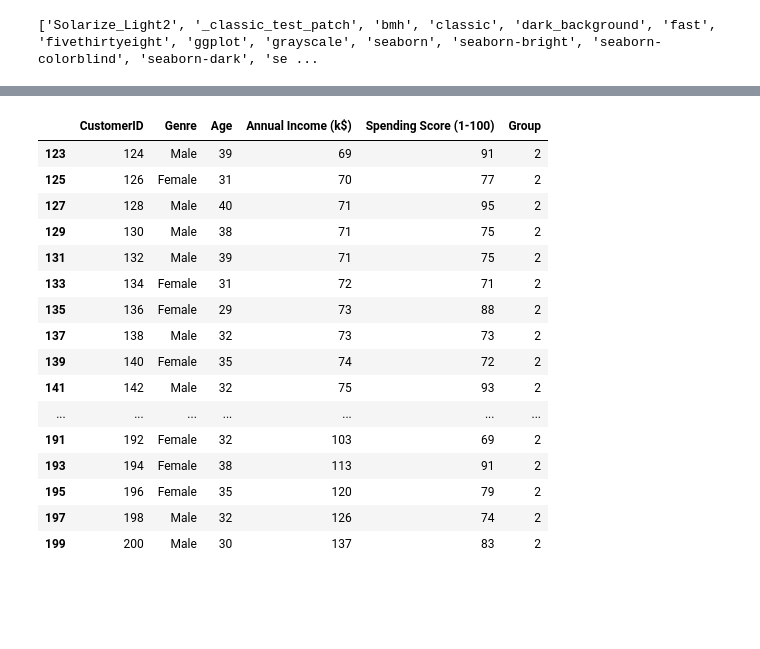
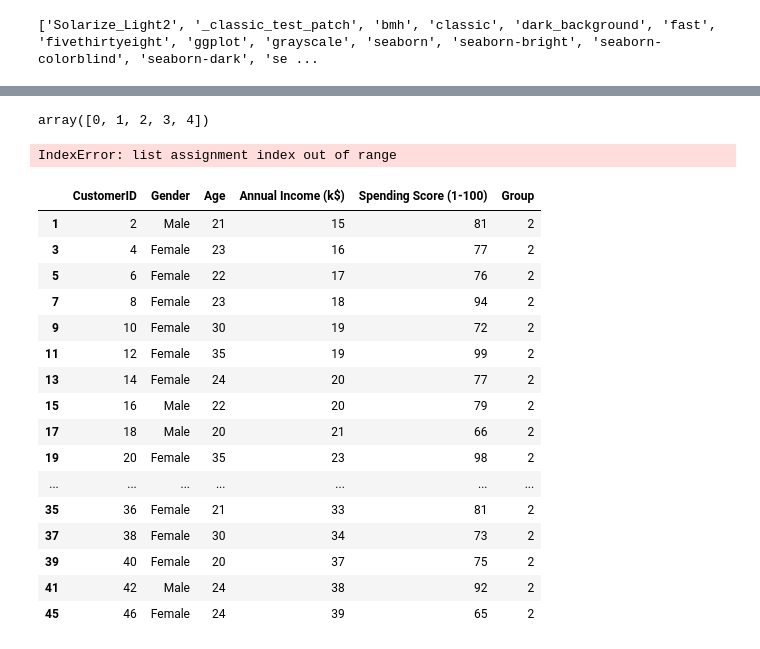
Before and after one commit to GB255/kmeans-mall-customers, a Jupyter notebook: kmean_mall_customers.ipynb, the cells around one changed output, grey strips where cells are left out. Cells and saved outputs as stored; diff of their text form; code cells hidden in the pictures; blank space fills up the shorter version.

Commit message:
realizado o profile de cada grupo separado pelo kmeans

```diff
--- a/kmean_mall_customers.ipynb
+++ b/kmean_mall_customers.ipynb
@@ -8,7 +7,7 @@ import plotly.graph_objs as go
 from sklearn.datasets import make_blobs
 from sklearn.cluster import KMeans
 # %%
-base_vendas = pd.read_csv("/content/Mall_Customers.csv")
+base_vendas = pd.read_csv("Mall_Customers.csv")
 # %%
 base_vendas.head()
 # %% [output]
@@ -115,21 +109,33 @@ base_vendas['Group'] = pd.Series(pred_y, index=base_vendas.index)
+# %%
+grupos = base_vendas.Group.unique()
+grupos.sort()
+grupos
+# %% [output]
+array([0, 1, 2, 3, 4])
+# %%
+newdf = []
+for i in grupos:
+    newdf[i] = base_vendas[base_vendas.Group == i]
+# %% [output]
+IndexError: list assignment index out of range
 # %%
-newdf = base_vendas.query('Group == "2"')
-newdf
+df2 = base_vendas[base_vendas.Group == 2]
+df2
 # %% [output]
-|  | CustomerID | Genre | Age | Annual Income (k$) | Spending Score (1-100) | Group |
-| 123 | 124 | Male | 39 | 69 | 91 | 2 |
-| 125 | 126 | Female | 31 | 70 | 77 | 2 |
-| 127 | 128 | Male | 40 | 71 | 95 | 2 |
-| 129 | 130 | Male | 38 | 71 | 75 | 2 |
-| 131 | 132 | Male | 39 | 71 | 75 | 2 |
-| 133 | 134 | Female | 31 | 72 | 71 | 2 |
-| 135 | 136 | Female | 29 | 73 | 88 | 2 |
-| 137 | 138 | Male | 32 | 73 | 73 | 2 |
-| 139 | 140 | Female | 35 | 74 | 72 | 2 |
-| 141 | 142 | Male | 32 | 75 | 93 | 2 |
+|  | CustomerID | Gender | Age | Annual Income (k$) | Spending Score (1-100) | Group |
+| 1 | 2 | Male | 21 | 15 | 81 | 2 |
+| 3 | 4 | Female | 23 | 16 | 77 | 2 |
+| 5 | 6 | Female | 22 | 17 | 76 | 2 |
+| 7 | 8 | Female | 23 | 18 | 94 | 2 |
+| 9 | 10 | Female | 30 | 19 | 72 | 2 |
+| 11 | 12 | Female | 35 | 19 | 99 | 2 |
+| 13 | 14 | Female | 24 | 20 | 77 | 2 |
+| 15 | 16 | Male | 22 | 20 | 79 | 2 |
+| 17 | 18 | Male | 20 | 21 | 66 | 2 |
+| 19 | 20 | Female | 35 | 23 | 98 | 2 |
 | ... | ... | ... | ... | ... | ... | ... |
-| 191 | 192 | Female | 32 | 103 | 69 | 2 |
-| 193 | 194 | Female | 38 | 113 | 91 | 2 |
-| 195 | 196 | Female | 35 | 120 | 79 | 2 |
-| 197 | 198 | Male | 32 | 126 | 74 | 2 |
-| 199 | 200 | Male | 30 | 137 | 83 | 2 |
+| 35 | 36 | Female | 21 | 33 | 81 | 2 |
+| 37 | 38 | Female | 30 | 34 | 73 | 2 |
+| 39 | 40 | Female | 20 | 37 | 75 | 2 |
+| 41 | 42 | Male | 24 | 38 | 92 | 2 |
+| 45 | 46 | Female | 24 | 39 | 65 | 2 |
```
Also changed, not shown: parts of 8 cells of this notebook, 7 other files.
